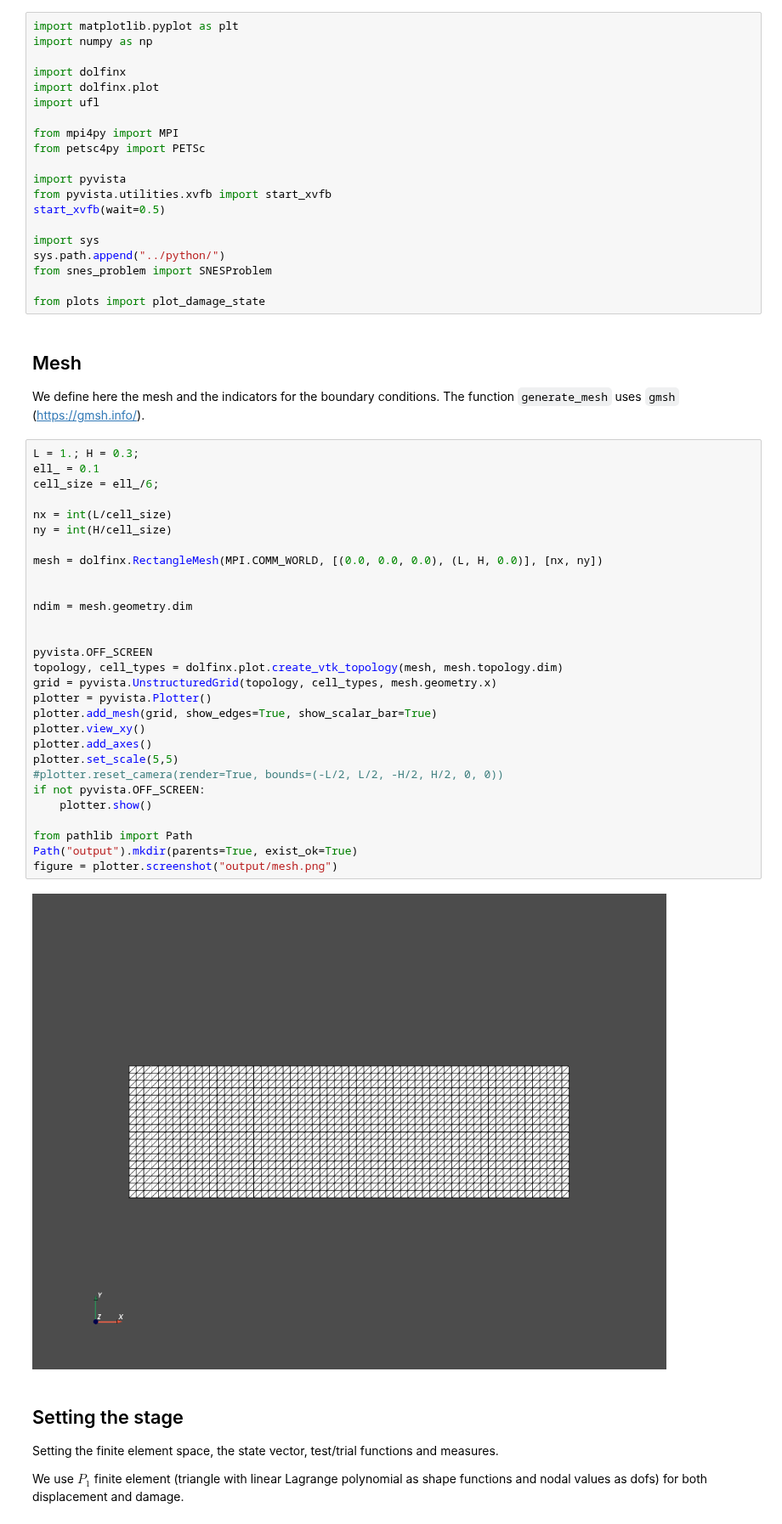
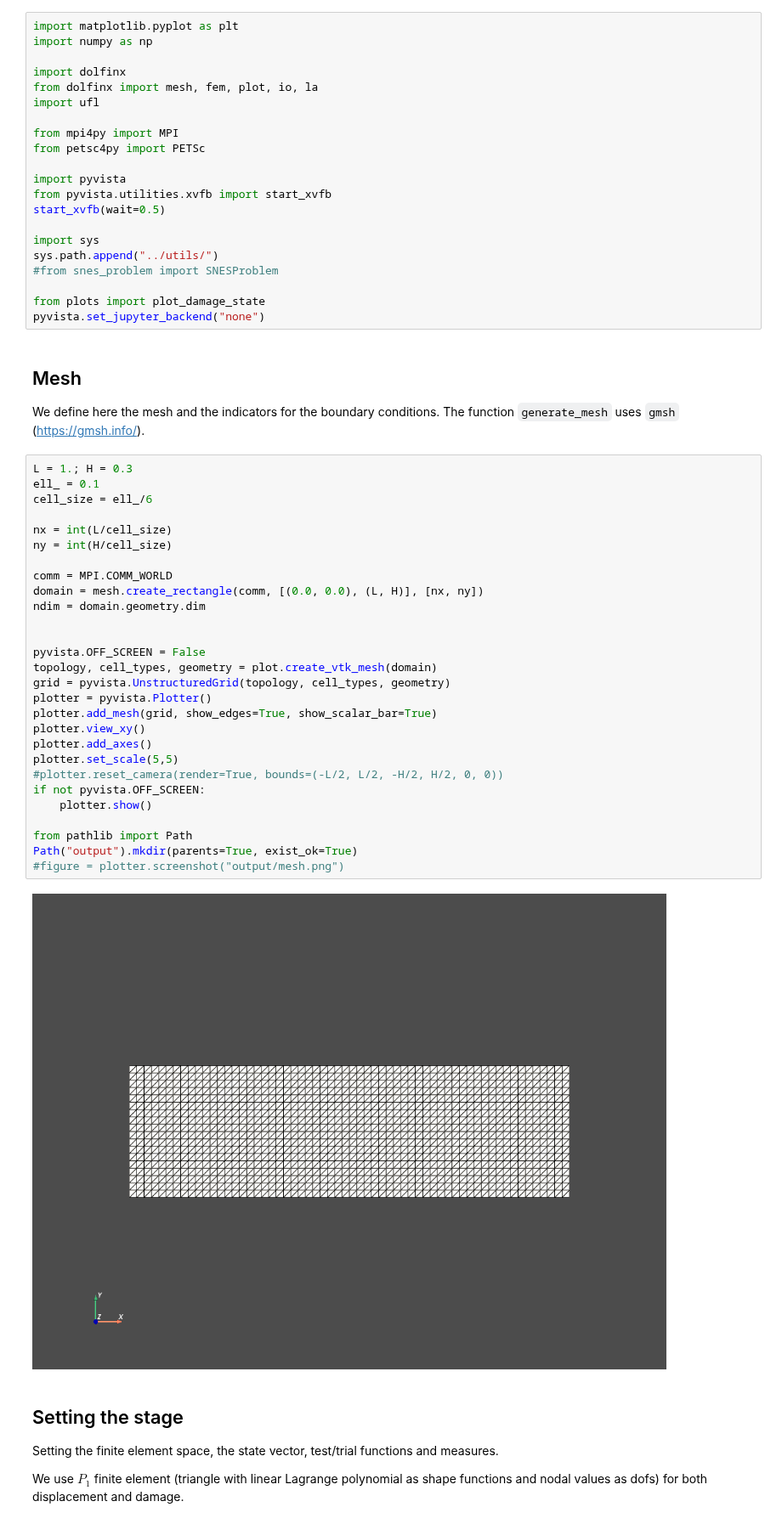
Before and after one commit to newfrac/fenicsx-fracture, a Jupyter notebook: notebooks/04-phase-field/phase-field.ipynb, the cells around one changed output. Shown at 85% size. Saved outputs shown, nothing was run; the diff lists cells and outputs as text.

```diff
--- a/notebooks/04-phase-field/phase-field.ipynb
+++ b/notebooks/04-phase-field/phase-field.ipynb
@@ -59,7 +54,7 @@ import matplotlib.pyplot as plt
 import numpy as np
 
 import dolfinx
-import dolfinx.plot
+from dolfinx import mesh, fem, plot, io, la
 import ufl
 
 from mpi4py import MPI
@@ -70,45 +65,45 @@ from pyvista.utilities.xvfb import start_xvfb
 start_xvfb(wait=0.5)
 
 import sys
-sys.path.append("../python/")
-from snes_problem import SNESProblem
+sys.path.append("../utils/")
+#from snes_problem import SNESProblem
 
 from plots import plot_damage_state
+pyvista.set_jupyter_backend("none")
 # %% [markdown]
 ## Mesh
 
 We define here the mesh and the indicators for the boundary conditions. The function `generate_mesh` uses `gmsh` (https://gmsh.info/).
 # %%
-L = 1.; H = 0.3;
+L = 1.; H = 0.3
 ell_ = 0.1
-cell_size = ell_/6;
+cell_size = ell_/6
 
 nx = int(L/cell_size)
 ny = int(H/cell_size)
 
-mesh = dolfinx.RectangleMesh(MPI.COMM_WORLD, [(0.0, 0.0, 0.0), (L, H, 0.0)], [nx, ny])
+comm = MPI.COMM_WORLD
+domain = mesh.create_rectangle(comm, [(0.0, 0.0), (L, H)], [nx, ny])
+ndim = domain.geometry.dim
 
 
-ndim = mesh.geometry.dim
-
-
-pyvista.OFF_SCREEN
-topology, cell_types = dolfinx.plot.create_vtk_topology(mesh, mesh.topology.dim)
-grid = pyvista.UnstructuredGrid(topology, cell_types, mesh.geometry.x)
+pyvista.OFF_SCREEN = False
+topology, cell_types, geometry = plot.create_vtk_mesh(domain)
+grid = pyvista.UnstructuredGrid(topology, cell_types, geometry)
 plotter = pyvista.Plotter()
 plotter.add_mesh(grid, show_edges=True, show_scalar_bar=True)
 plotter.view_xy()
 plotter.add_axes()
 plotter.set_scale(5,5)
 #plotter.reset_camera(render=True, bounds=(-L/2, L/2, -H/2, H/2, 0, 0))
 if not pyvista.OFF_SCREEN:
     plotter.show()
 
 from pathlib import Path
 Path("output").mkdir(parents=True, exist_ok=True)
-figure = plotter.screenshot("output/mesh.png")
+#figure = plotter.screenshot("output/mesh.png")
 # %% [output]
-[figure, old version]
+[figure, new version]
 # %% [markdown]
 ## Setting the stage
 
```
Also changed, not shown: parts of 22 cells of this notebook, 17 other files.
